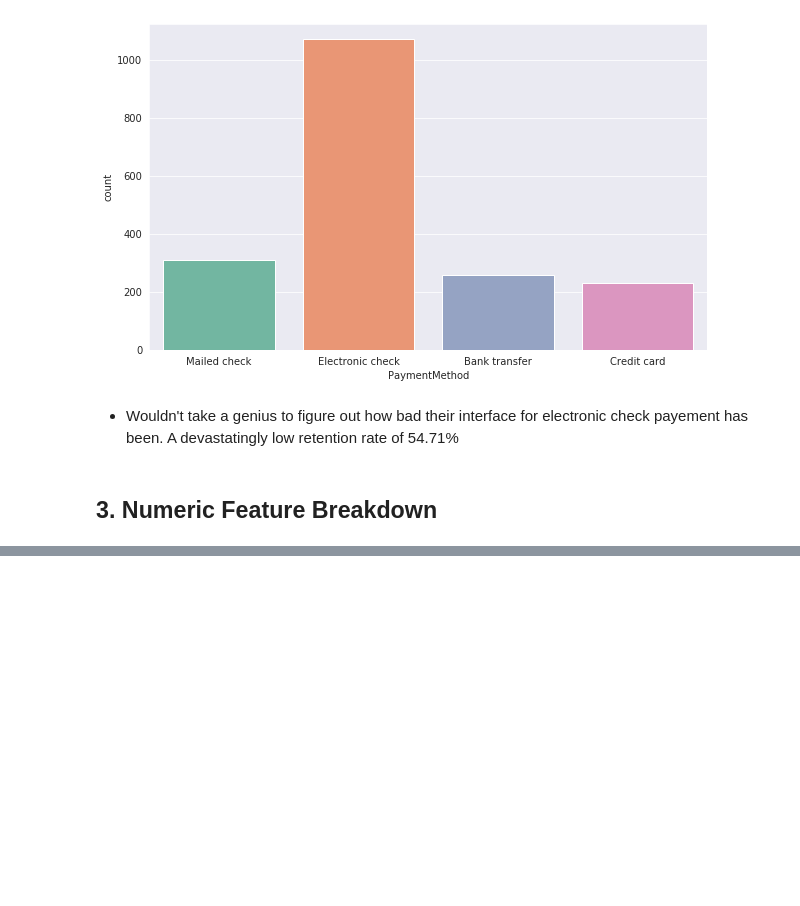
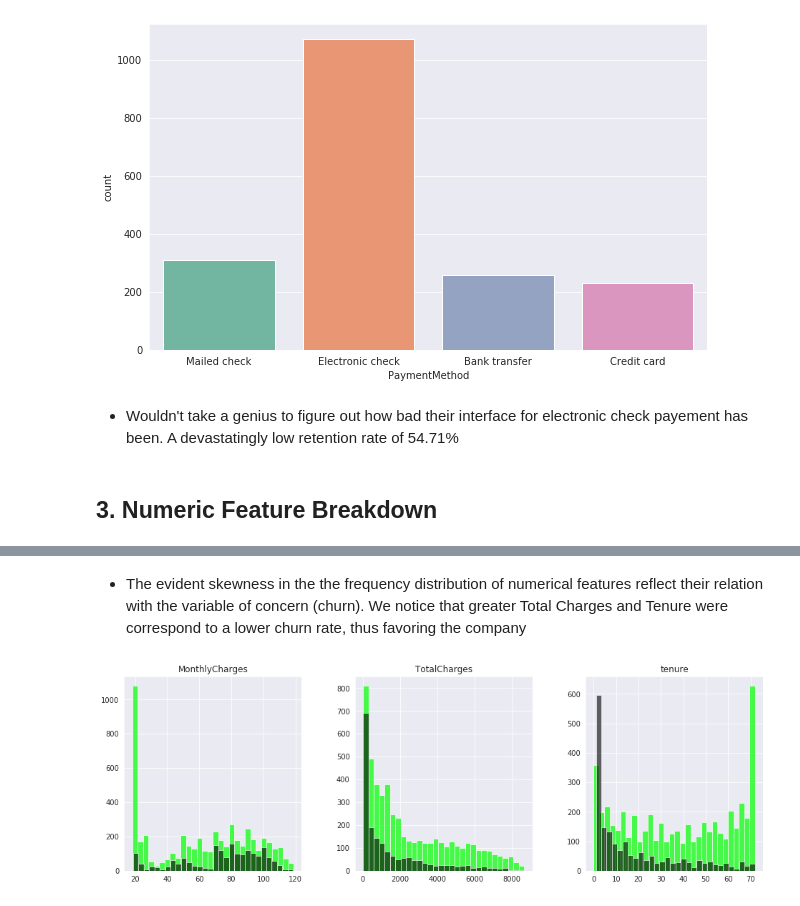
Before and after one commit to macencheez/eda-taskphase-shreesh, a Jupyter notebook: telco-customer-churn/analysis_nb.ipynb, the cells around one changed output, grey strips where cells are left out. Cells and saved outputs as stored; diff of their text form; code cells hidden in the pictures; blank space fills up the shorter version.

```diff
--- a/telco-customer-churn/analysis_nb.ipynb
+++ b/telco-customer-churn/analysis_nb.ipynb
@@ -240,0 +233,9 @@ dataset[num_feat].describe()
+# %% [markdown]
+- The evident skewness in the the frequency distribution of numerical features reflect their relation with the variable of concern (churn). We notice that greater Total Charges and Tenure were correspond to a lower churn rate, thus favoring the company
+# %%
+fig, ax = plt.subplots(1, 3, figsize=(16, 5))
+dataset[dataset.Churn == "No"][num_feat].hist(bins=30, color="lime", alpha=0.7, ax=ax)
+dataset[dataset.Churn == "Yes"][num_feat].hist(bins=30, color="black", alpha=0.6, ax=ax)
+plt.show()
+# %% [output]
+[figure, added]
```
Also changed, not shown: parts of 8 cells of this notebook.
